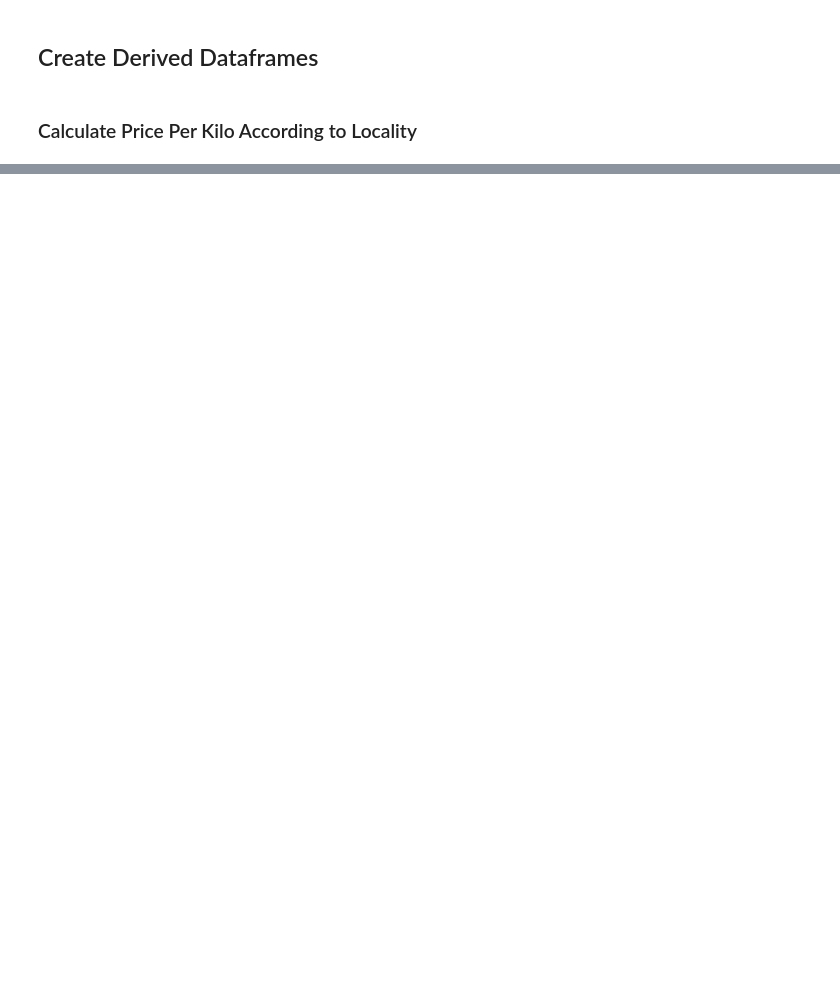
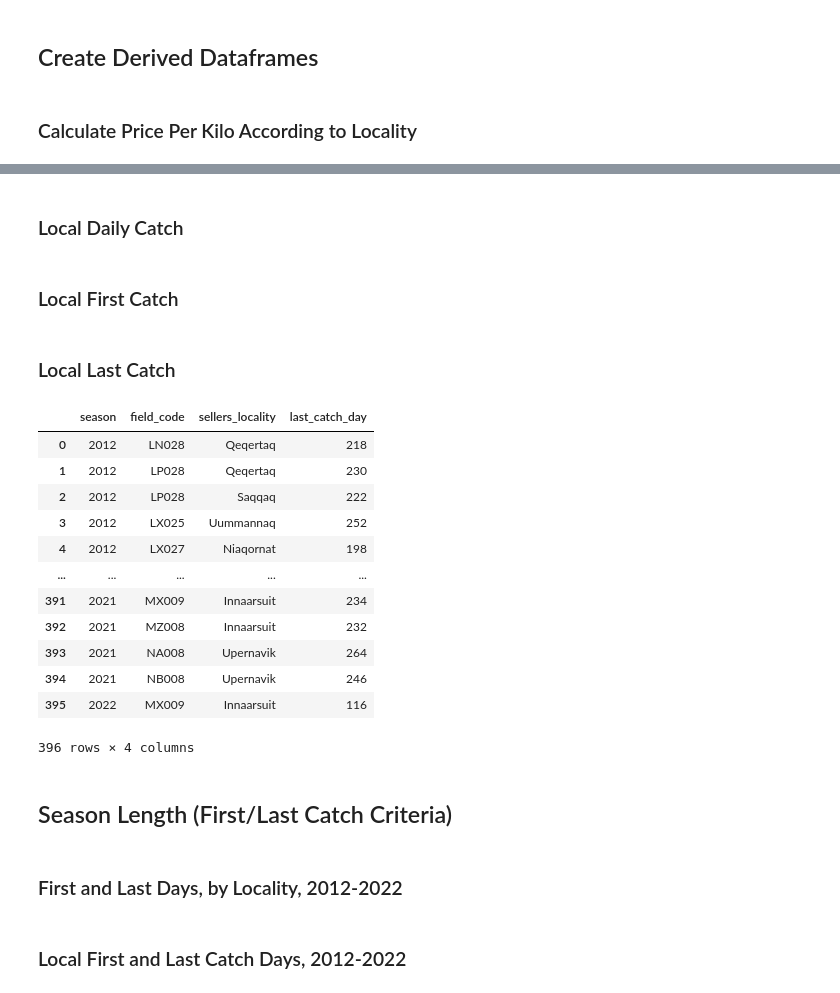
Before and after one commit to huntersnyder/seaicefishing, a Jupyter notebook: notebooks/sif_data_cleaning.ipynb, the cells around one changed output, grey strips where cells are left out. Drawn from its saved outputs; the diff is of its cells as text; code cells hidden in the pictures; blank space fills up the shorter version.

```diff
--- a/notebooks/sif_data_cleaning.ipynb
+++ b/notebooks/sif_data_cleaning.ipynb
@@ -61,0 +64,4 @@ There are 1662470 entries in the landings dataset.
+# %%
+landings['gears'] = landings.gear_en.map({"Set gillnets": "Gill nets", "Gill nets": "Gill nets", "Longlines (not specified)": "Longlines"})
+
+landings.gears.value_counts()
@@ -170,3 +184,12 @@ landings.dropna(subset=['cpue', 'ppk'], inplace=True)
+# %%
+def is_outlier(s):
+    if s.shape[0] < 3:
+        return s != s
+    return pd.Series(EllipticEnvelope(support_fraction=0.8).fit_predict(s.values.reshape(-1, 1)) == -1, index=s.index)
+
+landings = landings[~landings.groupby('sellers_municipality', group_keys=False)['cpue'].apply(is_outlier)]
+landings = landings[~landings.groupby('sellers_municipality', group_keys=False)['ppk'].apply(is_outlier)]
+landings = landings[~landings.groupby('sellers_municipality', group_keys=False)['value'].apply(is_outlier)]
 # %% [markdown]
 ## Create Derived Dataframes
 # %% [markdown]
@@ -179,0 +213,27 @@ ppk_locality.to_csv('ppk_locality.csv')
+# %%
+total_daily_catch = ice_landings.groupby(by=['seasonal_year', 'landing_date']).amount_in_kg.sum().reset_index()
+
+def calc_seasonal_days(row):
+    return (row['landing_date'] - dt.datetime(row['seasonal_year'], 8, 1)).days
+
+total_daily_catch['seasonal_day'] = total_daily_catch[['landing_date', 'seasonal_year']].apply(calc_seasonal_days, axis='columns')
+
+total_daily_catch['cumulative'] = total_daily_catch.sort_values(by='seasonal_day').groupby(by=['seasonal_year']).amount_in_kg.cumsum()
+
+total_daily_catch.to_csv('../data/total_daily_catch.csv')
+# %% [markdown]
+### Local Daily Catch
+# %%
+local_daily_catch = landings.query('vessel_type == "ice"').groupby(by=['seasonal_year', 'field_code', 'landing_date', 'sellers_locality']).amount_in_kg.sum().reset_index()
+
+def calc_seasonal_days(row):
+    return (row['landing_date'] - dt.datetime(row['seasonal_year'], 8, 1)).days
+
+local_daily_catch['seasonal_day'] = local_daily_catch[['landing_date', 'seasonal_year']].apply(calc_seasonal_days, axis='columns')
+
+local_daily_catch['cumulative'] = local_daily_catch.sort_values(by='seasonal_day').groupby(by=['seasonal_year', 'field_code', 'sellers_locality']).amount_in_kg.cumsum()
+
+
+local_daily_catch.to_csv('../data/local_daily_catch.csv')
+# %% [markdown]
+### Local First Catch
@@ -179,0 +245,24 @@ ppk_locality.to_csv('ppk_locality.csv')
+# %% [markdown]
+### Local Last Catch
+# %%
+local_last_catch = local_daily_catch.groupby(by=['seasonal_year', 'field_code', 'sellers_locality']).seasonal_day.max().reset_index()\
+    .rename(columns={'seasonal_day': 'last_catch_day', 'seasonal_year': 'season'})
+local_last_catch.to_csv('../data/local_last_catch.csv')
+
+local_last_catch_dates
+# %% [output]
+|  | season | field_code | sellers_locality | last_catch_day |
+| 0 | 2012 | LN028 | Qeqertaq | 218 |
+| 1 | 2012 | LP028 | Qeqertaq | 230 |
+| 2 | 2012 | LP028 | Saqqaq | 222 |
+| 3 | 2012 | LX025 | Uummannaq | 252 |
+| 4 | 2012 | LX027 | Niaqornat | 198 |
+| ... | ... | ... | ... | ... |
+| 391 | 2021 | MX009 | Innaarsuit | 234 |
+| 392 | 2021 | MZ008 | Innaarsuit | 232 |
+| 393 | 2021 | NA008 | Upernavik | 264 |
+| 394 | 2021 | NB008 | Upernavik | 246 |
+| 395 | 2022 | MX009 | Innaarsuit | 116 |
+396 rows × 4 columns
+# %% [markdown]
+## Season Length (First/Last Catch Criteria)
@@ -179,0 +282,2 @@ ppk_locality.to_csv('ppk_locality.csv')
+# %% [markdown]
+### First and Last Days, by Locality, 2012-2022
@@ -179,0 +327,2 @@ ppk_locality.to_csv('ppk_locality.csv')
+# %% [markdown]
+### Local First and Last Catch Days, 2012-2022
```
Also changed, not shown: parts of 25 cells of this notebook, 1 other file.
